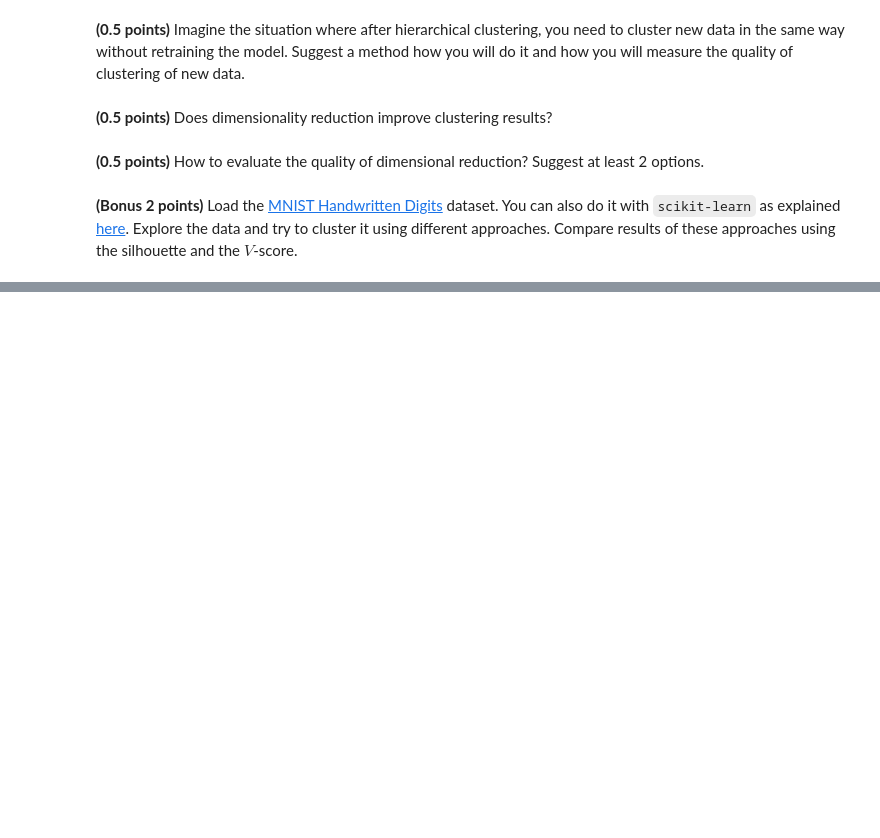
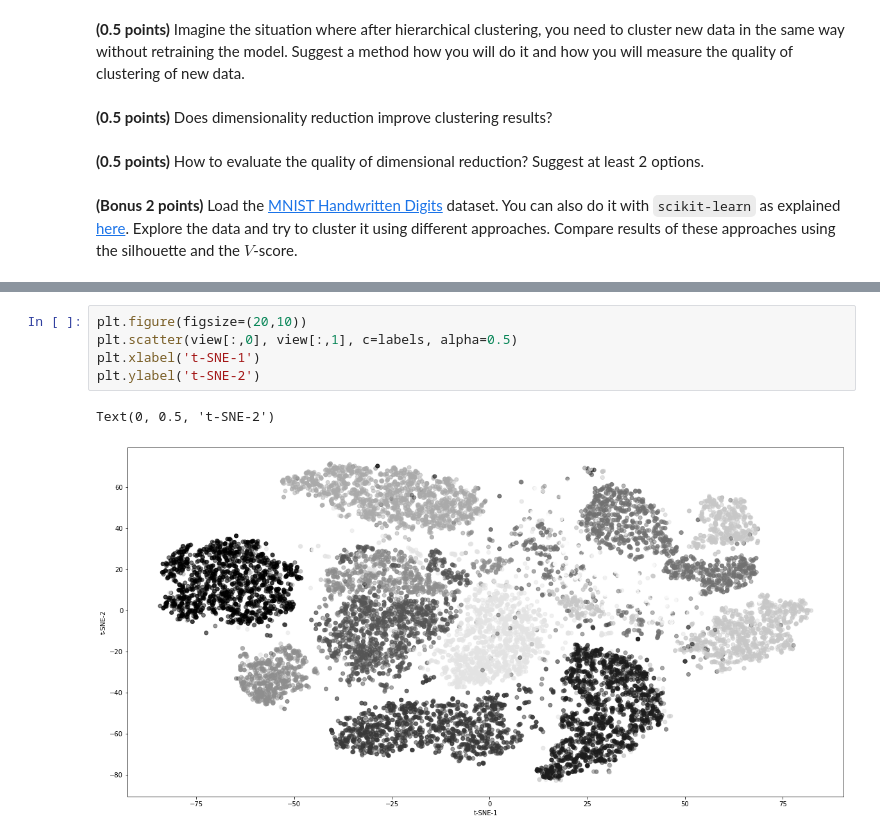
Before and after one commit to Sergo448/rolling-scopes-school-AI-MachineLearning, a Jupyter notebook: clustering.ipynb, the cells around one changed output, grey strips where cells are left out. Saved outputs shown, nothing was run; the diff lists cells and outputs as text; blank space fills up the shorter version.

```diff
--- a/clustering.ipynb
+++ b/clustering.ipynb
@@ -369,0 +423,8 @@ Write in free form what conclusions you made after completing this assignment. A
+# %%
+plt.figure(figsize=(20,10))
+plt.scatter(view[:,0], view[:,1], c=labels, alpha=0.5)
+plt.xlabel('t-SNE-1')
+plt.ylabel('t-SNE-2')
+# %% [output]
+Text(0, 0.5, 't-SNE-2')
+[figure, added]
```
Also changed, not shown: parts of 9 cells of this notebook.
